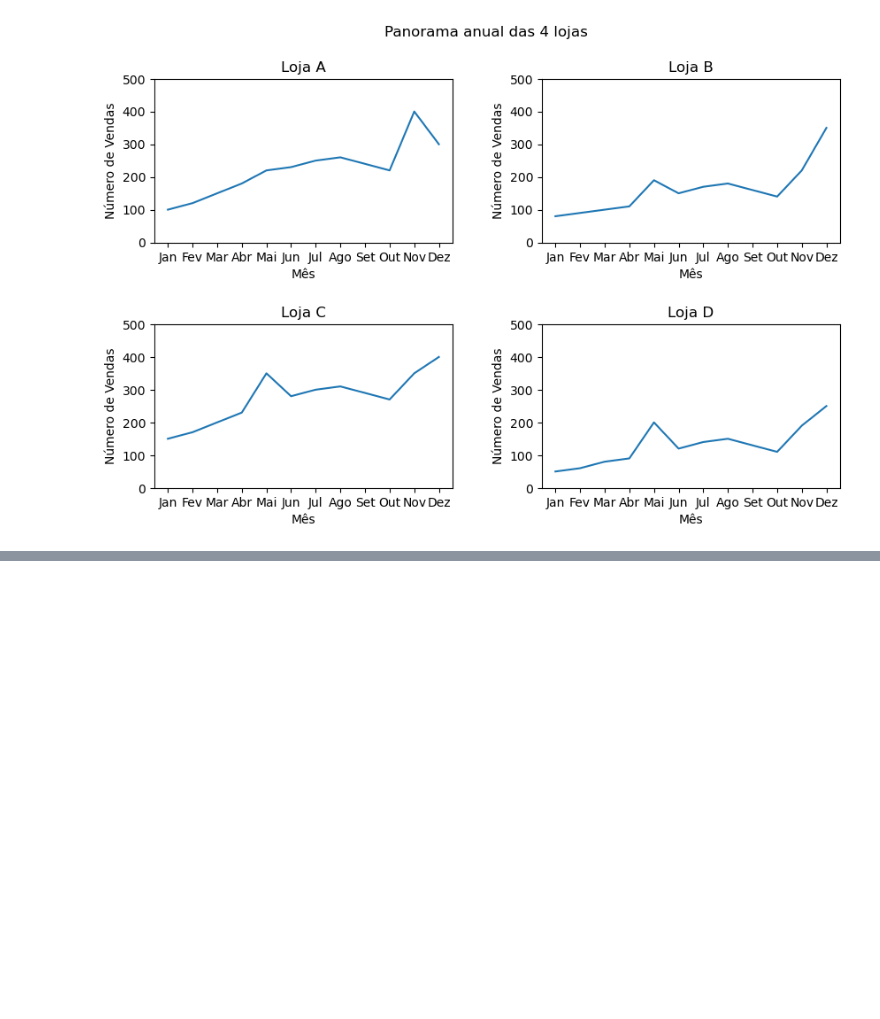
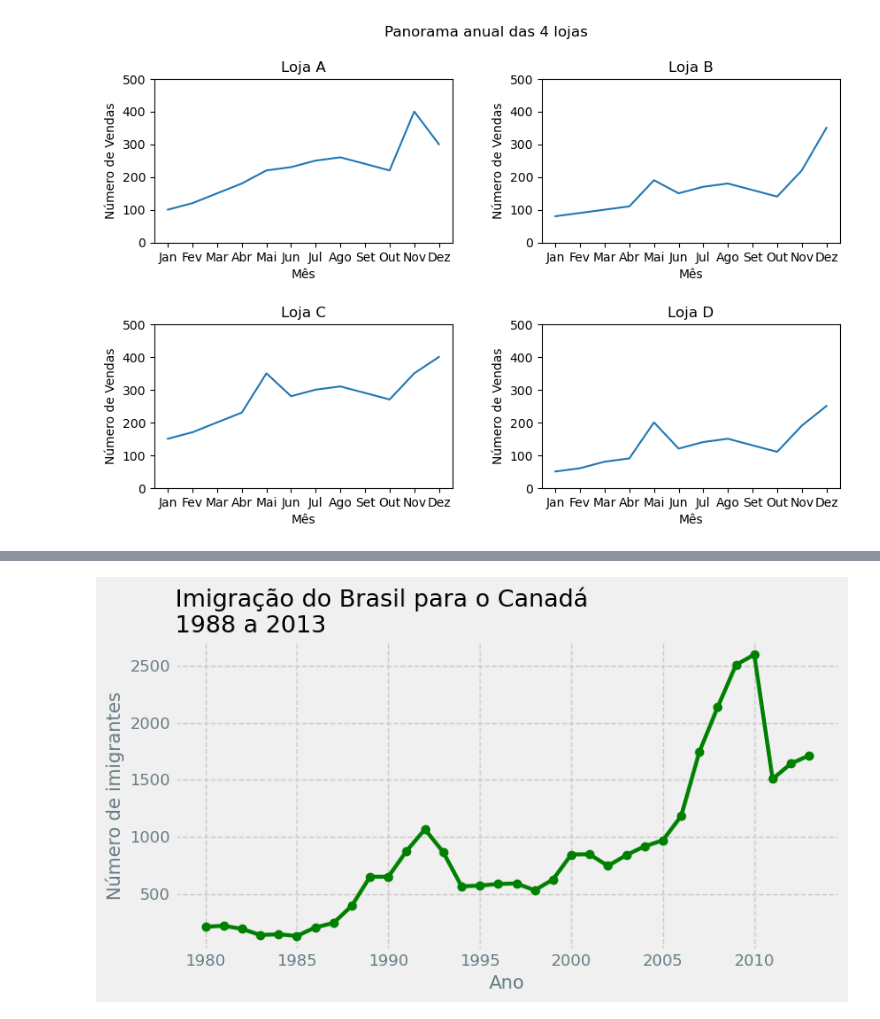
Before and after one commit to pablitohaddad/data-visualization, a Jupyter notebook: Imigrantes.ipynb, the cells around one changed output, grey strips where cells are left out. Drawn from its saved outputs; the diff is of its cells as text; code cells hidden in the pictures; blank space fills up the shorter version.

```diff
--- a/Imigrantes.ipynb
+++ b/Imigrantes.ipynb
@@ -345,0 +347,15 @@ plt.show()
+# %%
+plt.rcParams.update(IPython_default);
+
+fig, ax = plt.subplots(figsize=(8,4))
+ax.plot(dados_brasil['ano'], dados_brasil['imigrantes'], lw=3, marker='o', color='g')
+ax.set_title('Imigração do Brasil para o Canadá\n1988 a 2013', fontsize=18, loc='left', color='black')
+ax.set_xlabel('Ano', fontsize=14)
+ax.set_ylabel('Número de imigrantes', fontsize=14)
+ax.xaxis.set_tick_params(labelsize=12)
+ax.yaxis.set_tick_params(labelsize=12)
+ax.xaxis.set_major_locator(plt.MultipleLocator(5))
+plt.grid(linestyle='--')
+plt.show()
+# %% [output]
+[figure, added]
```
Also changed, not shown: parts of 5 cells of this notebook.
